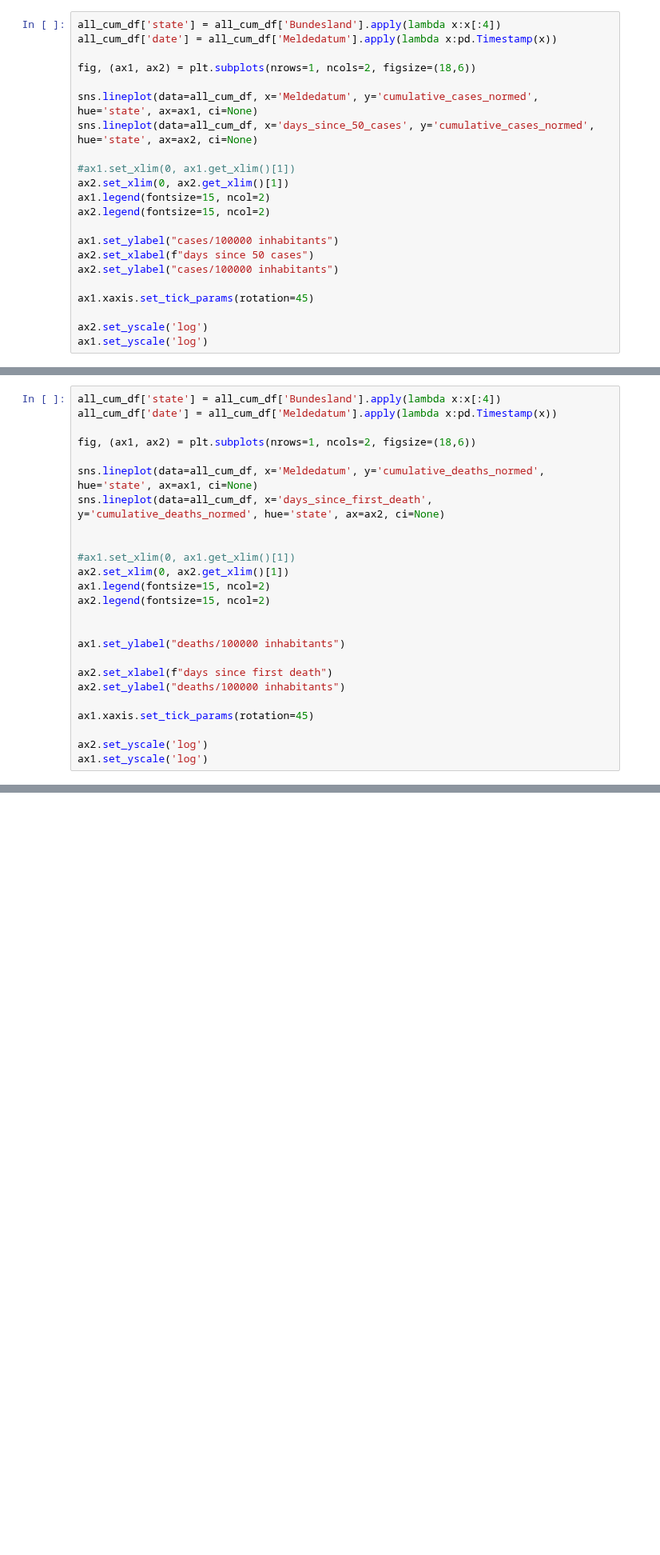
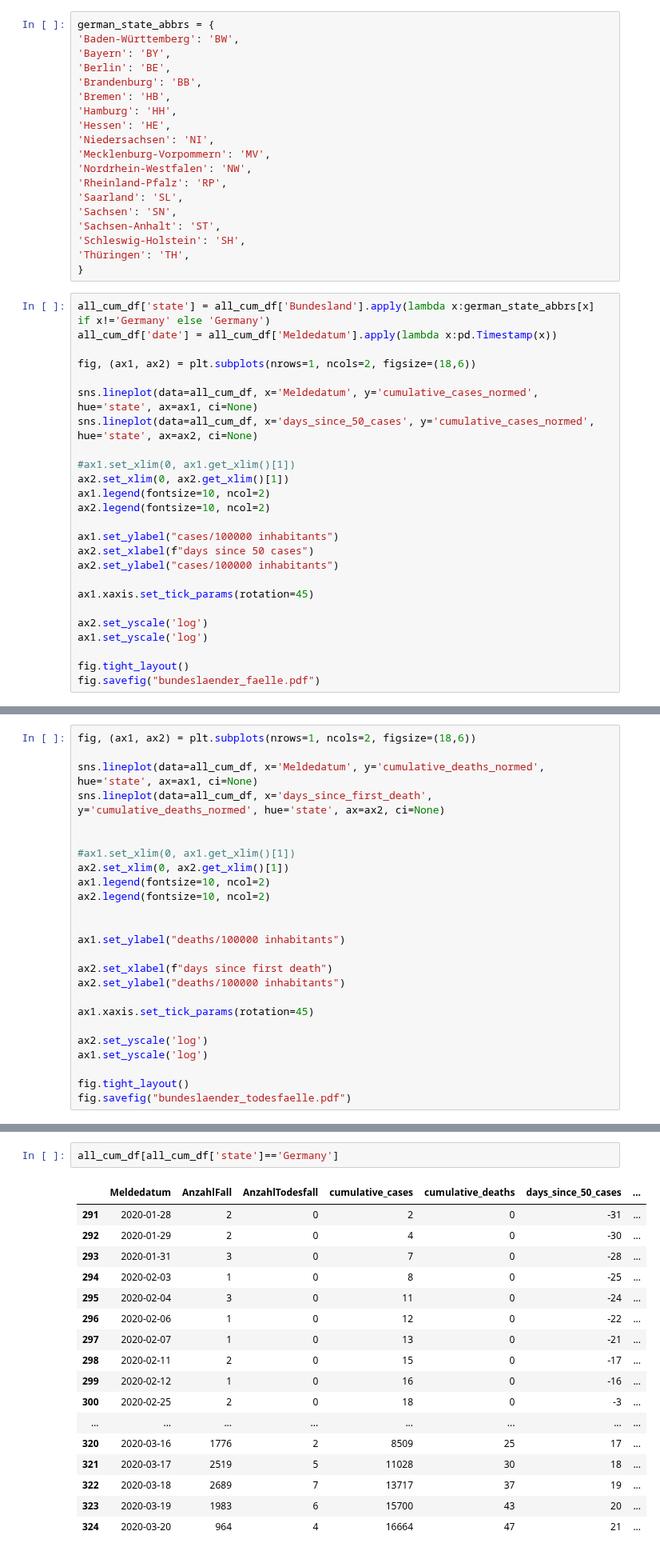
Before and after one commit to debsankha/covid-19, a Jupyter notebook: germany_stuff.ipynb, the cells around one changed output, grey strips where cells are left out. Shown at 80% size. Drawn from its saved outputs; the diff is of its cells as text; blank space fills up the shorter version.

```diff
--- a/germany_stuff.ipynb
+++ b/germany_stuff.ipynb
@@ -495,8 +544,27 @@ all_cum_df
 # %%
 all_cum_df['cumulative_deaths_normed'] = all_cum_df['cumulative_deaths']*100000/all_cum_df['population']
 all_cum_df['cumulative_cases_normed'] = all_cum_df['cumulative_cases']*100000/all_cum_df['population']
+# %%
+german_state_abbrs = {
+'Baden-Württemberg': 'BW',
+'Bayern': 'BY',
+'Berlin': 'BE',
+'Brandenburg': 'BB',
+'Bremen': 'HB',
+'Hamburg': 'HH',
+'Hessen': 'HE',
+'Niedersachsen': 'NI',
+'Mecklenburg-Vorpommern': 'MV',
+'Nordrhein-Westfalen': 'NW',
+'Rheinland-Pfalz': 'RP',
+'Saarland': 'SL',
+'Sachsen': 'SN',
+'Sachsen-Anhalt': 'ST',
+'Schleswig-Holstein': 'SH',
+'Thüringen': 'TH',
+}
 # %%
-all_cum_df['state'] = all_cum_df['Bundesland'].apply(lambda x:x[:4])
+all_cum_df['state'] = all_cum_df['Bundesland'].apply(lambda x:german_state_abbrs[x] if x!='Germany' else 'Germany')
 all_cum_df['date'] = all_cum_df['Meldedatum'].apply(lambda x:pd.Timestamp(x))
 
 fig, (ax1, ax2) = plt.subplots(nrows=1, ncols=2, figsize=(18,6))
@@ -506,8 +574,8 @@ sns.lineplot(data=all_cum_df, x='days_since_50_cases', y='cumulative_cases_norme
 
 #ax1.set_xlim(0, ax1.get_xlim()[1])
 ax2.set_xlim(0, ax2.get_xlim()[1])
-ax1.legend(fontsize=15, ncol=2)
-ax2.legend(fontsize=15, ncol=2)
+ax1.legend(fontsize=10, ncol=2)
+ax2.legend(fontsize=10, ncol=2)
 
 ax1.set_ylabel("cases/100000 inhabitants")
 ax2.set_xlabel(f"days since 50 cases")
@@ -517,12 +585,12 @@ ax1.xaxis.set_tick_params(rotation=45)
 
 ax2.set_yscale('log')
 ax1.set_yscale('log')
+
+fig.tight_layout()
+fig.savefig("bundeslaender_faelle.pdf")
 # %% [output]
 [drawing not drawn]
 # %%
-all_cum_df['state'] = all_cum_df['Bundesland'].apply(lambda x:x[:4])
-all_cum_df['date'] = all_cum_df['Meldedatum'].apply(lambda x:pd.Timestamp(x))
-
 fig, (ax1, ax2) = plt.subplots(nrows=1, ncols=2, figsize=(18,6))
 
 sns.lineplot(data=all_cum_df, x='Meldedatum', y='cumulative_deaths_normed', hue='state', ax=ax1, ci=None)
@@ -531,8 +599,8 @@ sns.lineplot(data=all_cum_df, x='days_since_first_death', y='cumulative_deaths_n
 
 #ax1.set_xlim(0, ax1.get_xlim()[1])
 ax2.set_xlim(0, ax2.get_xlim()[1])
-ax1.legend(fontsize=15, ncol=2)
-ax2.legend(fontsize=15, ncol=2)
+ax1.legend(fontsize=10, ncol=2)
+ax2.legend(fontsize=10, ncol=2)
 
 
 ax1.set_ylabel("deaths/100000 inhabitants")
@@ -544,5 +612,28 @@ ax1.xaxis.set_tick_params(rotation=45)
 
 ax2.set_yscale('log')
 ax1.set_yscale('log')
+
+fig.tight_layout()
+fig.savefig("bundeslaender_todesfaelle.pdf")
 # %% [output]
 [drawing not drawn]
+# %%
+all_cum_df[all_cum_df['state']=='Germany']
+# %% [output]
+|  | Meldedatum | AnzahlFall | AnzahlTodesfall | cumulative_cases | cumulative_deaths | days_since_50_cases | ... |
+| 291 | 2020-01-28 | 2 | 0 | 2 | 0 | -31 | ... |
+| 292 | 2020-01-29 | 2 | 0 | 4 | 0 | -30 | ... |
+| 293 | 2020-01-31 | 3 | 0 | 7 | 0 | -28 | ... |
+| 294 | 2020-02-03 | 1 | 0 | 8 | 0 | -25 | ... |
+| 295 | 2020-02-04 | 3 | 0 | 11 | 0 | -24 | ... |
+| 296 | 2020-02-06 | 1 | 0 | 12 | 0 | -22 | ... |
+| 297 | 2020-02-07 | 1 | 0 | 13 | 0 | -21 | ... |
+| 298 | 2020-02-11 | 2 | 0 | 15 | 0 | -17 | ... |
+| 299 | 2020-02-12 | 1 | 0 | 16 | 0 | -16 | ... |
+| 300 | 2020-02-25 | 2 | 0 | 18 | 0 | -3 | ... |
+| ... | ... | ... | ... | ... | ... | ... | ... |
+| 320 | 2020-03-16 | 1776 | 2 | 8509 | 25 | 17 | ... |
+| 321 | 2020-03-17 | 2519 | 5 | 11028 | 30 | 18 | ... |
+| 322 | 2020-03-18 | 2689 | 7 | 13717 | 37 | 19 | ... |
+| 323 | 2020-03-19 | 1983 | 6 | 15700 | 43 | 20 | ... |
+| 324 | 2020-03-20 | 964 | 4 | 16664 | 47 | 21 | ... |
```
Also changed, not shown: parts of 10 cells of this notebook, 2 other files.
